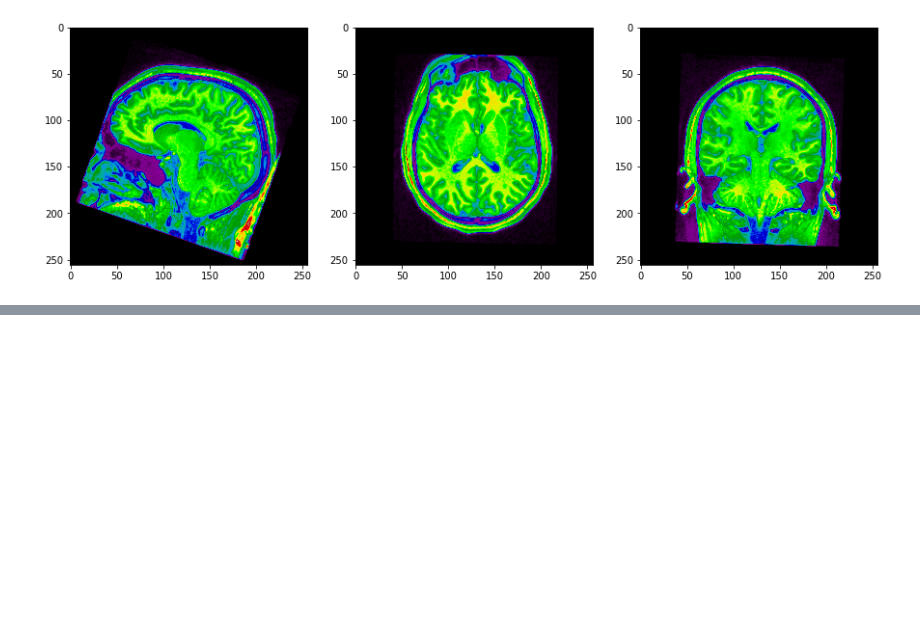
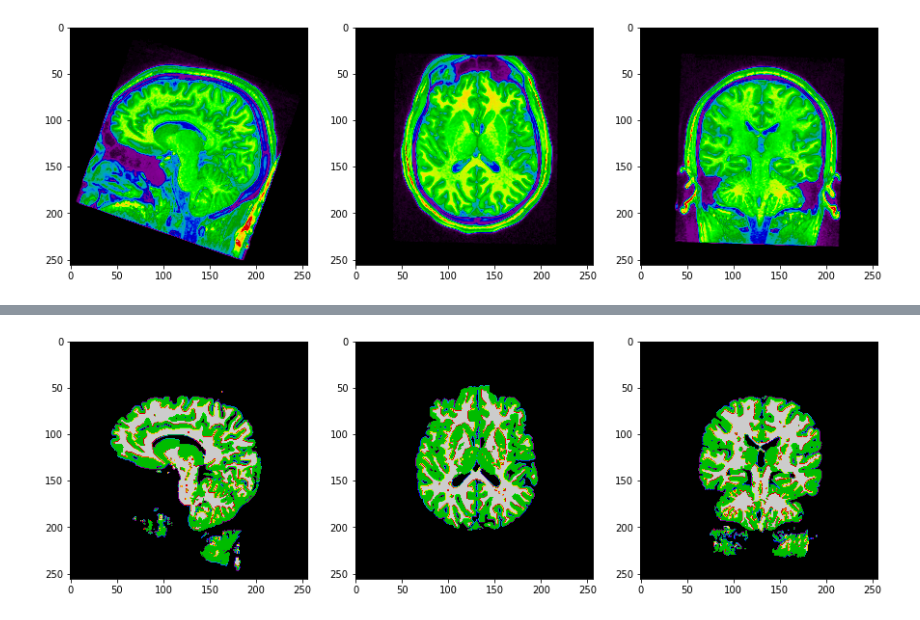
Before and after one commit to catalyst-team/neuro, a Jupyter notebook: GMWM_Prediction_and_Visualization.ipynb, the cells around one changed output, grey strips where cells are left out. Drawn from its saved outputs; the diff is of its cells as text; code cells hidden in the pictures; blank space fills up the shorter version.

Commit message:
Updated all gmwm models except meshnet_large

```diff
--- a/GMWM_Prediction_and_Visualization.ipynb
+++ b/GMWM_Prediction_and_Visualization.ipynb
@@ -140,3 +177,10 @@ show_slices(
+# %%
+show_slices(
+    [meshnet_large_dropout_predicted_segmentation[120, :,:].cpu().numpy()[:, ::-1],
+     meshnet_large_dropout_predicted_segmentation[:, 120,:].cpu().numpy().T[::-1],
+     meshnet_large_dropout_predicted_segmentation[:, :, 120].cpu().T], raw=False)
+# %% [output]
+[figure, added]
 # %%
 show_slices(
     [meshnet_predicted_segmentation[120, :,:].cpu().numpy()[:, ::-1],
```
Also changed, not shown: parts of 14 cells of this notebook.
